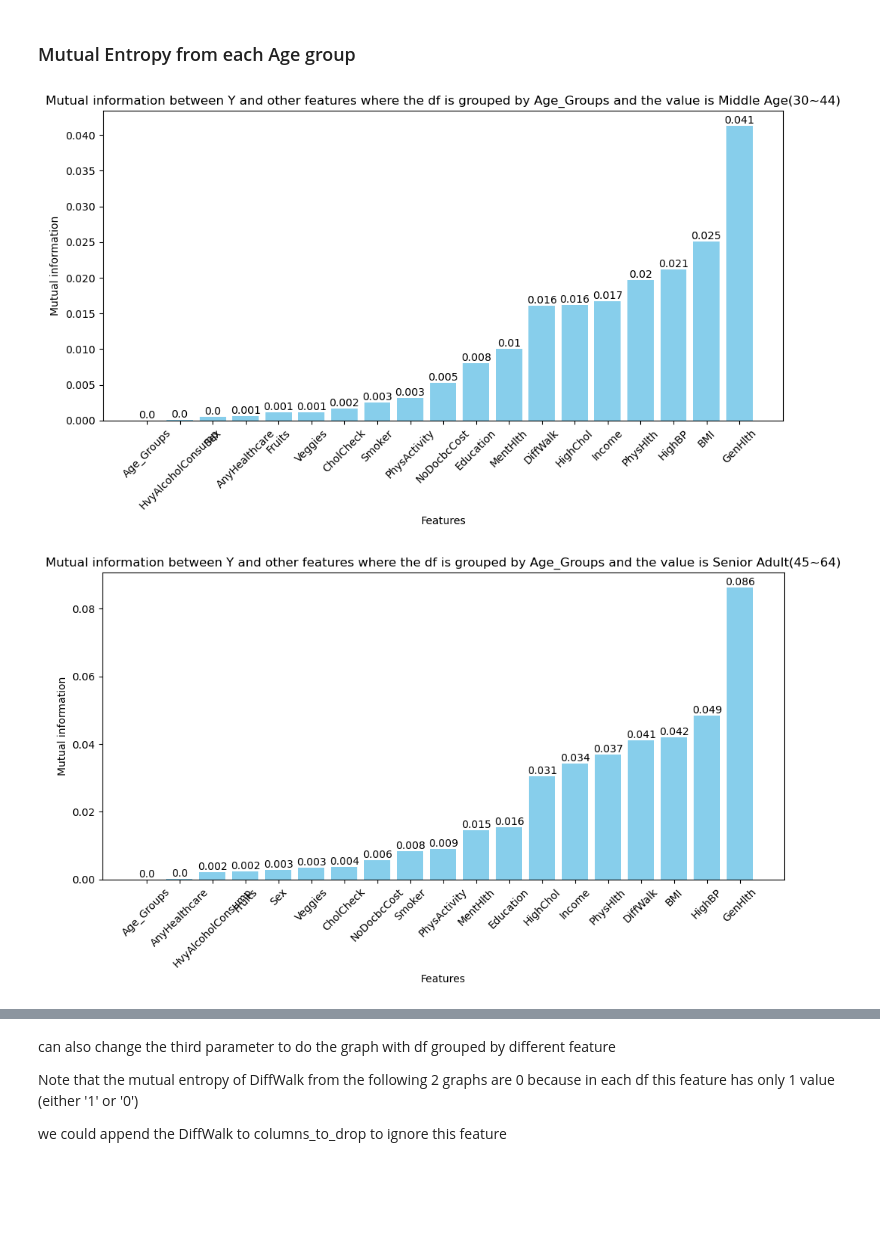
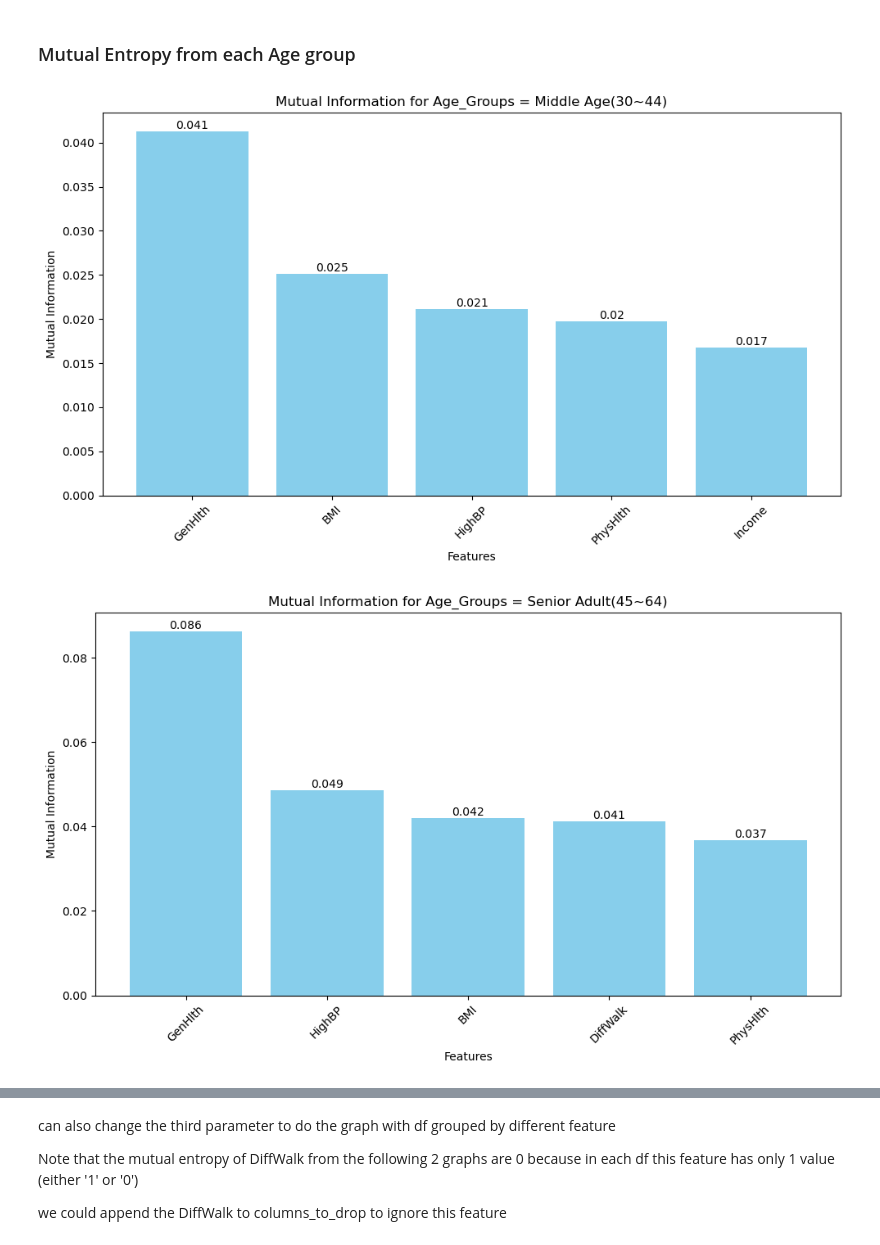
Before and after one commit to hubao666/Data-Analysis-for-BRFSS2015-Data, a Jupyter notebook: mid_proj.ipynb, the cells around one changed output, grey strips where cells are left out. Cells and saved outputs as stored; diff of their text form; code cells hidden in the pictures; blank space fills up the shorter version.

Commit message:
update draw mutual information graph function so it gives only top 5 features

```diff
--- a/mid_proj.ipynb
+++ b/mid_proj.ipynb
@@ -164,5 +164,5 @@ stacked_hist(df, 'Y', 'DiffWalk', drop_Y000=True)
 columns_to_drop = ['HeartDiseaseorAttack', 'Diabetes', 'Stroke', 'Age', 'Age_5Groups']
 feature_names = df.drop(columns=columns_to_drop).columns
 for name in feature_names:
-    stacked_hist(df, name, 'Age_5Groups')
+    stacked_hist(df, name, 'Age_Groups')
 # %% [output]
@@ -339,7 +333,7 @@ draw_mutual_information(df, columns_to_drop)
 # %% [markdown]
 ### Mutual Entropy from each Age group
 # %%
-draw_mutual_information(df, columns_to_drop, byGroup='Age_Groups')
+draw_mutual_information(df, columns_to_drop, byGroup='Age_Groups', topFive=True)
 # %% [output]
-[figure, old version]
+[figure, new version]
-[figure, old version]
+[figure, new version]
```
Also changed, not shown: parts of 11 cells of this notebook.
